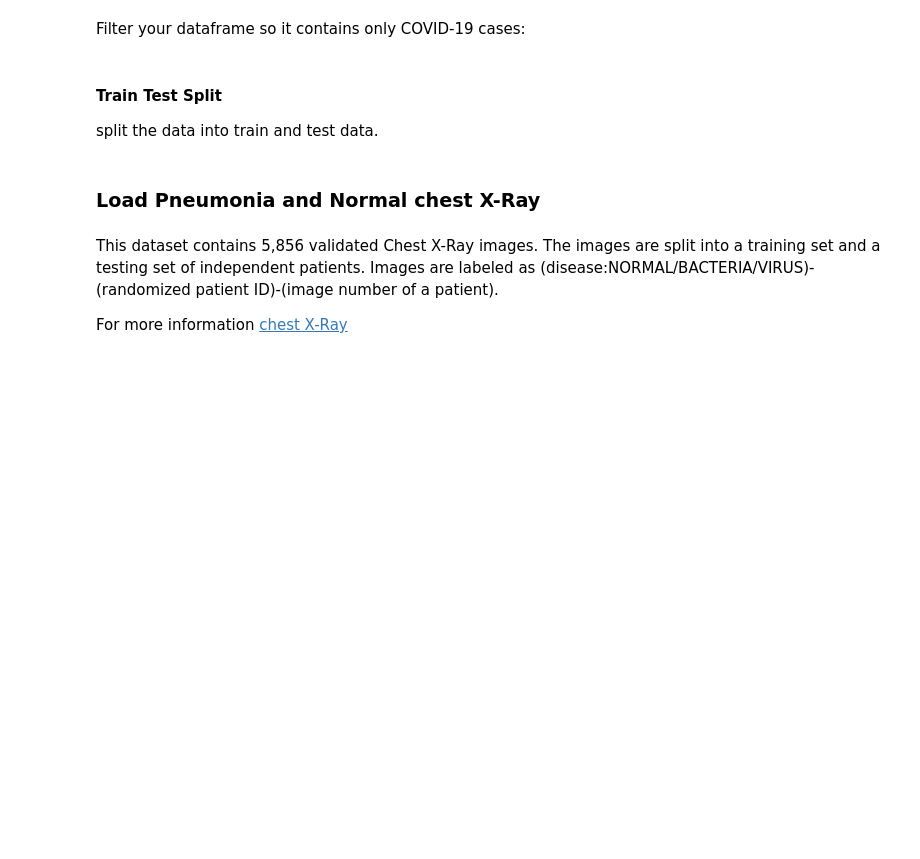
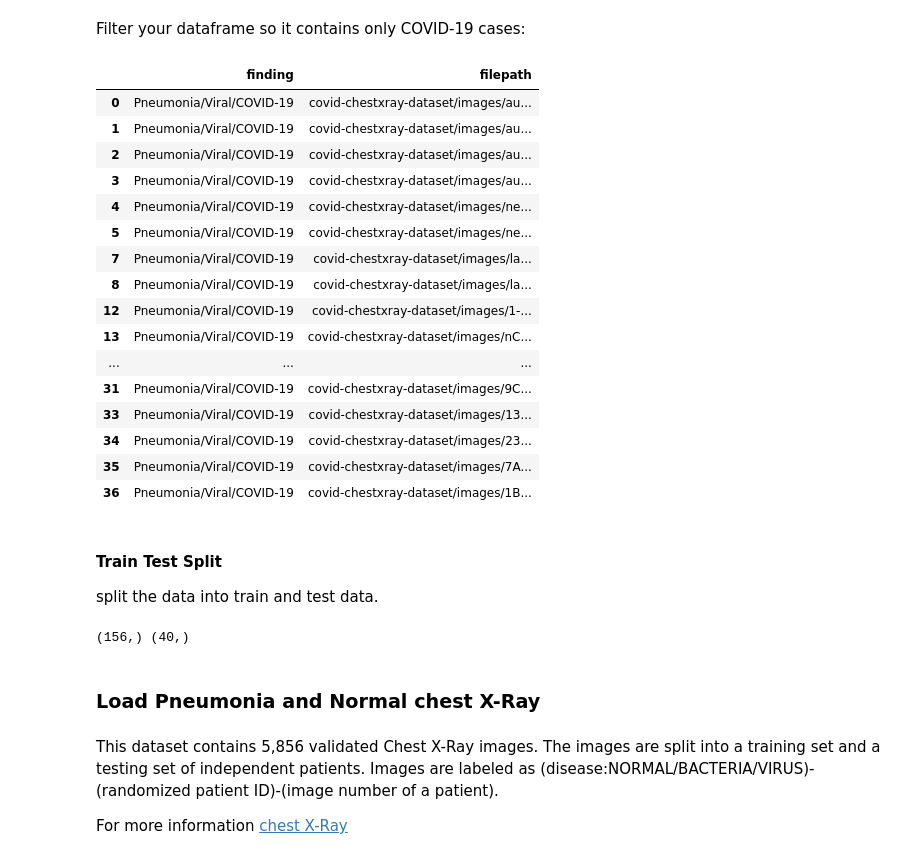
Before and after one commit to amirnadaBGU/deeplearningEE_hw2, a Jupyter notebook: Assignment_2_COVID_19.ipynb, the cells around one changed output. Drawn from its saved outputs; the diff is of its cells as text; code cells hidden in the pictures; blank space fills up the shorter version.

```diff
--- a/Assignment_2_COVID_19.ipynb
+++ b/Assignment_2_COVID_19.ipynb
@@ -157,3 +235,25 @@ Filter your dataframe so it contains only COVID-19 cases:
+# %%
+filtered_db_covid = filtered_db[filtered_db["finding"] == "Pneumonia/Viral/COVID-19"]
+# Show new dataframe
+filtered_db_covid.head(30)
+# %% [output]
+|  | finding | filepath |
+| 0 | Pneumonia/Viral/COVID-19 | covid-chestxray-dataset/images/au... |
+| 1 | Pneumonia/Viral/COVID-19 | covid-chestxray-dataset/images/au... |
+| 2 | Pneumonia/Viral/COVID-19 | covid-chestxray-dataset/images/au... |
+| 3 | Pneumonia/Viral/COVID-19 | covid-chestxray-dataset/images/au... |
+| 4 | Pneumonia/Viral/COVID-19 | covid-chestxray-dataset/images/ne... |
+| 5 | Pneumonia/Viral/COVID-19 | covid-chestxray-dataset/images/ne... |
+| 7 | Pneumonia/Viral/COVID-19 | covid-chestxray-dataset/images/la... |
+| 8 | Pneumonia/Viral/COVID-19 | covid-chestxray-dataset/images/la... |
+| 12 | Pneumonia/Viral/COVID-19 | covid-chestxray-dataset/images/1-... |
+| 13 | Pneumonia/Viral/COVID-19 | covid-chestxray-dataset/images/nC... |
+| ... | ... | ... |
+| 31 | Pneumonia/Viral/COVID-19 | covid-chestxray-dataset/images/9C... |
+| 33 | Pneumonia/Viral/COVID-19 | covid-chestxray-dataset/images/13... |
+| 34 | Pneumonia/Viral/COVID-19 | covid-chestxray-dataset/images/23... |
+| 35 | Pneumonia/Viral/COVID-19 | covid-chestxray-dataset/images/7A... |
+| 36 | Pneumonia/Viral/COVID-19 | covid-chestxray-dataset/images/1B... |
 # %% [markdown]
 #### Train Test Split
 split the data into train and test data.
@@ -162,3 +260,13 @@ split the data into train and test data.
+# %%
+from sklearn.model_selection import train_test_split
+X = filtered_db_covid['filepath']  # features
+Y = filtered_db_covid['finding']   # target
+
+# Split: 80% train, 20% test
+X_train, X_test, Y_train, Y_test = train_test_split(X, Y, test_size=0.2)
+print(X_train.shape, X_test.shape)
+# %% [output]
+(156,) (40,)
 # %% [markdown]
 ### Load Pneumonia and Normal chest X-Ray
 # %% [markdown]
```
Also changed, not shown: parts of 16 cells of this notebook.
